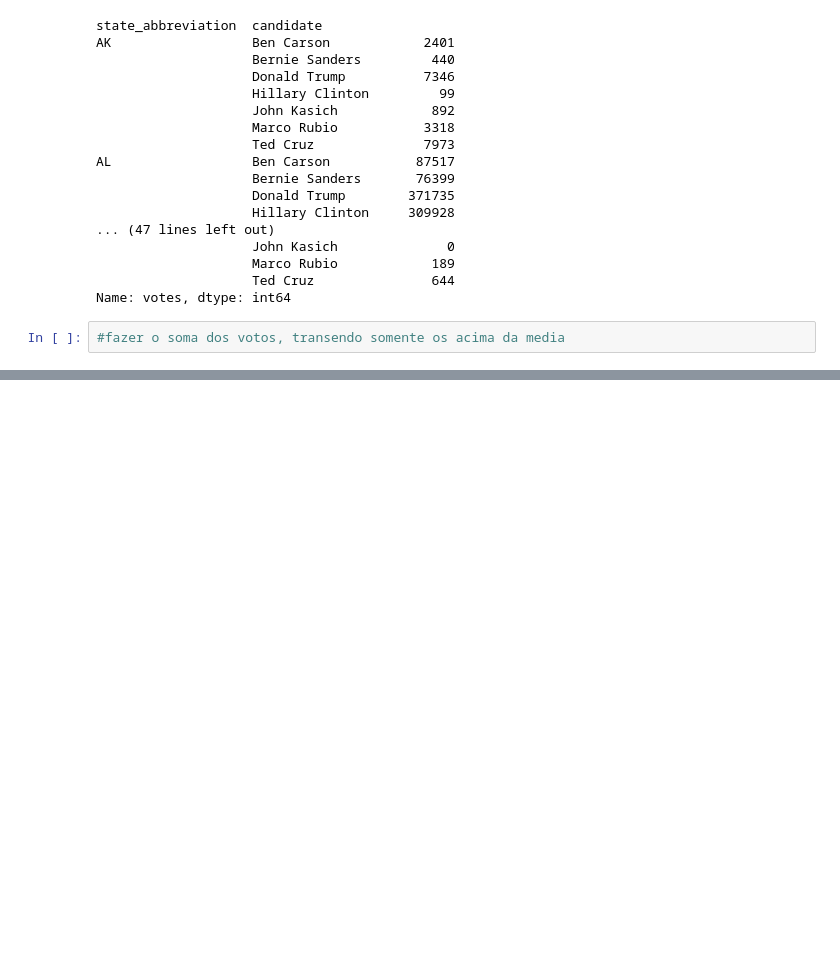
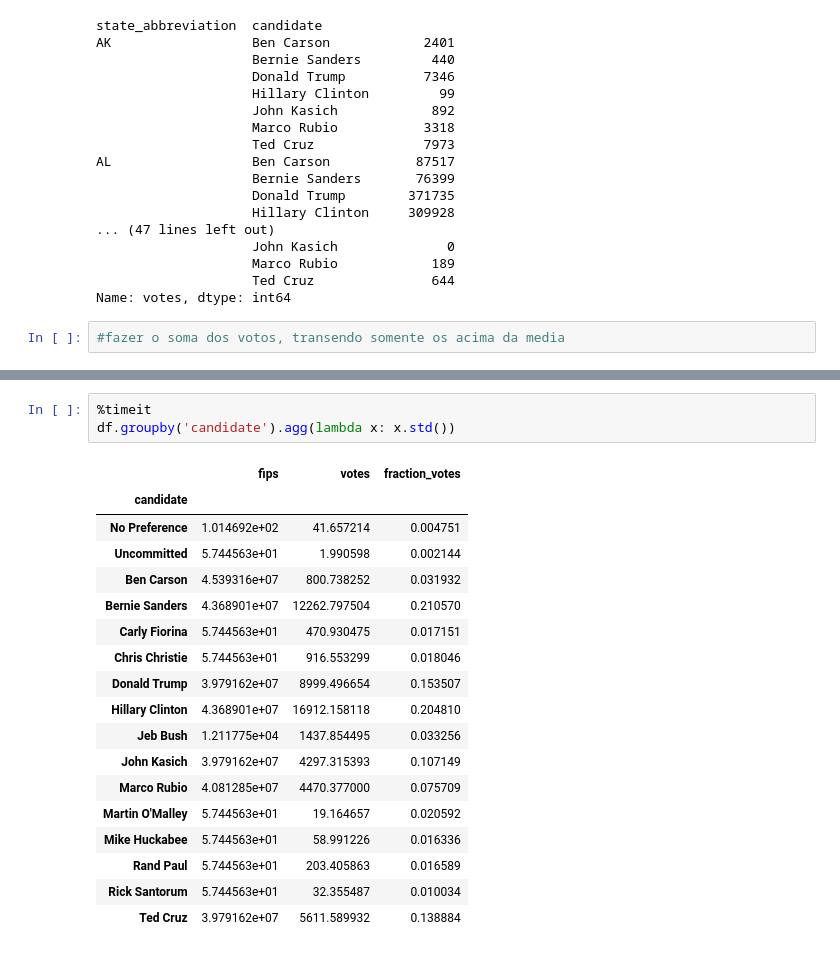
Before and after one commit to EduardoMoraesRitter/SciPy, a Jupyter notebook: Pandas/6.81 Operacaoes Agregate Grouping no DataFrame.ipynb, the cells around one changed output, grey strips where cells are left out. Drawn from its saved outputs; the diff is of its cells as text; blank space fills up the shorter version.

```diff
--- a/Pandas/6.81 Operacaoes Agregate Grouping no DataFrame.ipynb
+++ b/Pandas/6.81 Operacaoes Agregate Grouping no DataFrame.ipynb
@@ -191,0 +282,22 @@ Name: votes, dtype: int64
+# %%
+%timeit
+df.groupby('candidate').agg(lambda x: x.std())
+# %% [output]
+|  | fips | votes | fraction_votes |
+| candidate |  |  |  |
+| No Preference | 1.014692e+02 | 41.657214 | 0.004751 |
+| Uncommitted | 5.744563e+01 | 1.990598 | 0.002144 |
+| Ben Carson | 4.539316e+07 | 800.738252 | 0.031932 |
+| Bernie Sanders | 4.368901e+07 | 12262.797504 | 0.210570 |
+| Carly Fiorina | 5.744563e+01 | 470.930475 | 0.017151 |
+| Chris Christie | 5.744563e+01 | 916.553299 | 0.018046 |
+| Donald Trump | 3.979162e+07 | 8999.496654 | 0.153507 |
+| Hillary Clinton | 4.368901e+07 | 16912.158118 | 0.204810 |
+| Jeb Bush | 1.211775e+04 | 1437.854495 | 0.033256 |
+| John Kasich | 3.979162e+07 | 4297.315393 | 0.107149 |
+| Marco Rubio | 4.081285e+07 | 4470.377000 | 0.075709 |
+| Martin O'Malley | 5.744563e+01 | 19.164657 | 0.020592 |
+| Mike Huckabee | 5.744563e+01 | 58.991226 | 0.016336 |
+| Rand Paul | 5.744563e+01 | 203.405863 | 0.016589 |
+| Rick Santorum | 5.744563e+01 | 32.355487 | 0.010034 |
+| Ted Cruz | 3.979162e+07 | 5611.589932 | 0.138884 |
```
Also changed, not shown: parts of 8 cells of this notebook, 2 other files.
